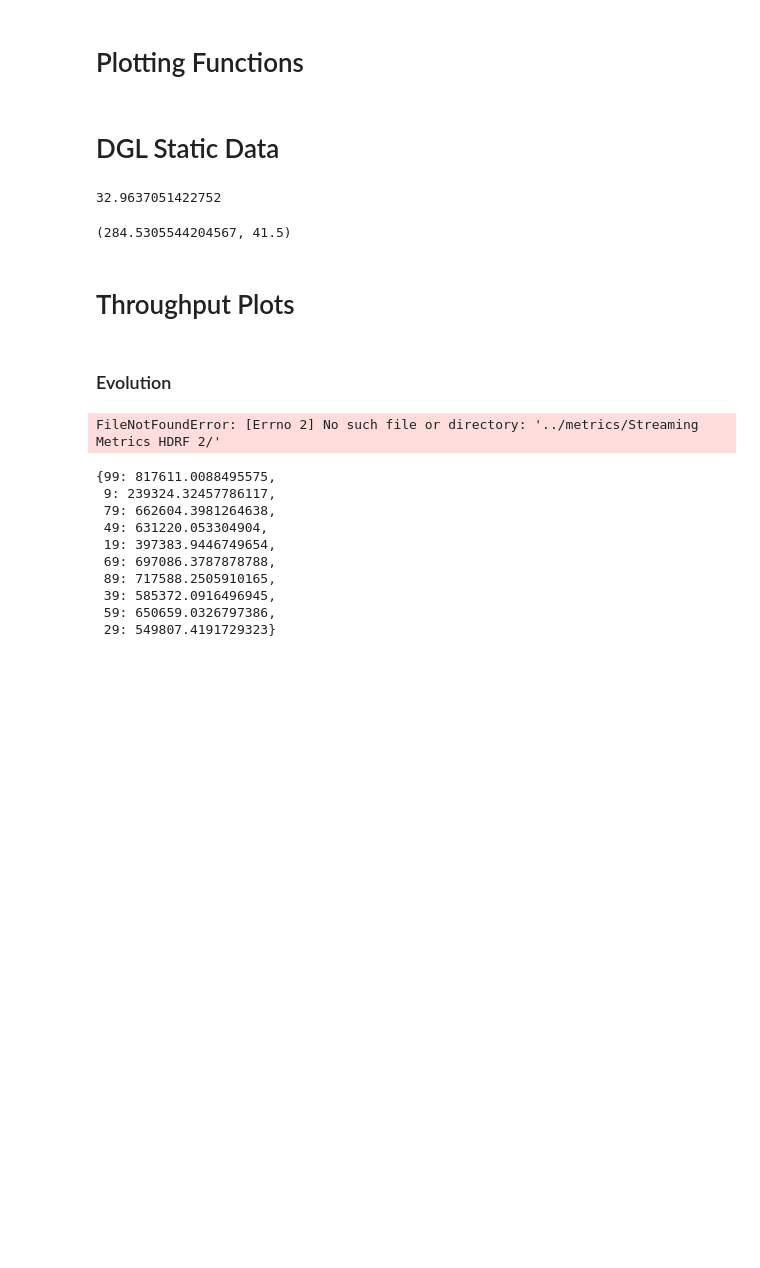
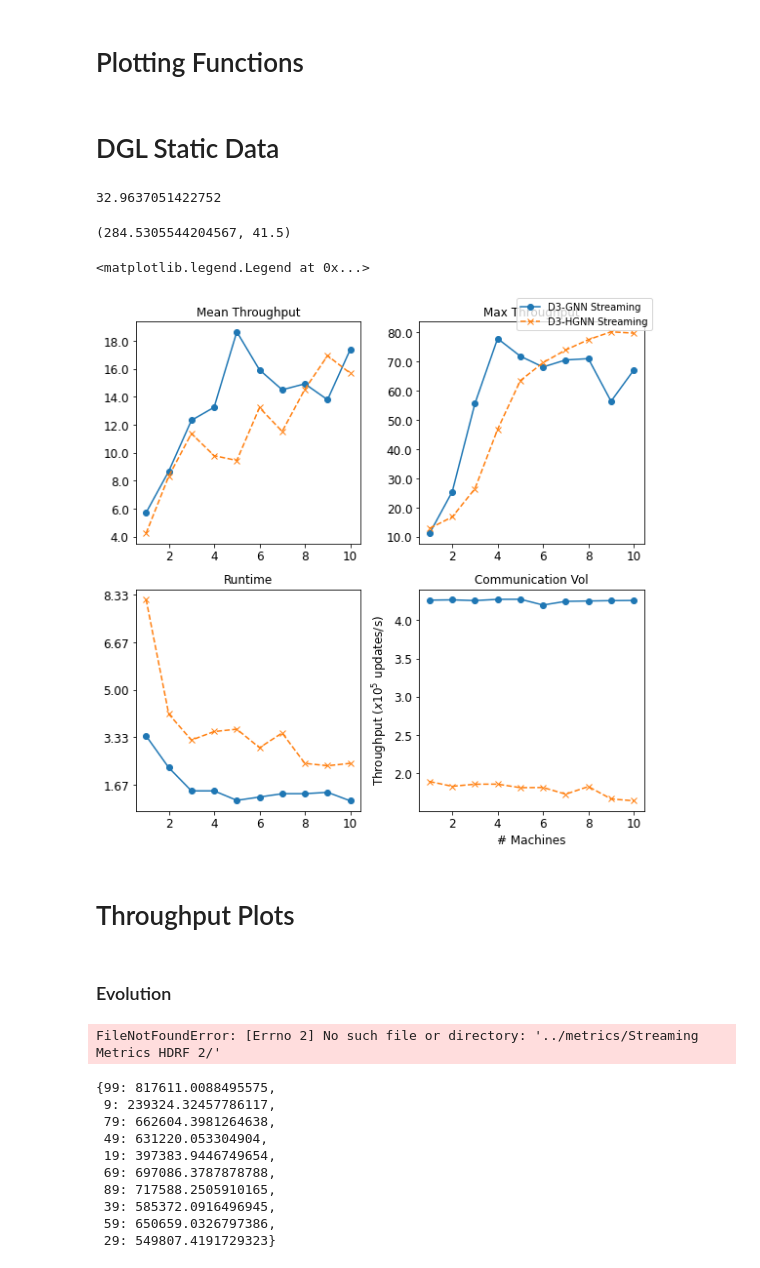
Before and after one commit to Rustam-Warwick/d3-gnn, a Jupyter notebook: helper-scripts/jupyter/Process Flink Metrics.ipynb, the cells around one changed output. Saved outputs shown, nothing was run; the diff lists cells and outputs as text; code cells hidden in the pictures; blank space fills up the shorter version.

```diff
--- a/helper-scripts/jupyter/Process Flink Metrics.ipynb
+++ b/helper-scripts/jupyter/Process Flink Metrics.ipynb
@@ -69,10 +69,12 @@ def transform_dict(throughput_dict, key_fn=lambda x: round(x / 10), value_fn = l
 def get_aggregated_throughput(entry_folder_name="metrics", operator_name="GNN Operator - 2", metric_name="numRecordsInPerSecond", agg="concat", is_lambda=False):
     throughput_dict = {}
     for i in os.listdir(entry_folder_name):
+        # Experiments
         if not os.path.isdir(os.path.join(entry_folder_name, i)):
             continue
         agg_value = list() if agg == "concat" else 0
         for j in os.listdir(os.path.join(entry_folder_name, i, operator_name, metric_name)):
+            # Parallel operators
             if not j.isdigit():
                 continue
             f = pd.read_csv(os.path.join(entry_folder_name, i, operator_name, metric_name,j), header=None, names=["value"])
@@ -116,7 +118,7 @@ def plot_aggregated_dict(title, inputs, labels, markers, linestyles, colors, fit
             lines.append(ax.plot(x, yi, label=labels[i], marker=markers[i], color=colors[i], linestyle=linestyles[i])[0])
     if formatter is not None:
         ax.yaxis.set_major_formatter(formatter)
-    plt.title(title)
+    ax.set_title(title)
     plt.xlabel(xlabel)
     plt.ylabel(ylabel)
     return (fig, ax, lines)
@@ -305,6 +307,40 @@ np.mean(improvements)
 np.mean([394.16859407829554, 174.8925147626179]), np.mean([32,51])
 # %% [output]
 (284.5305544204567, 41.5)
+# %%
+fig, ax = plt.subplots(2,2, figsize=(8,8))
+
+gnn_throughput=transform_dict(agg_concat_list(get_aggregated_throughput(entry_folder_name="../../jupyter/metrics/streaming_dblp/", metric_name="throughput"),agg="mean"))
+hgnn_throughput=transform_dict(agg_concat_list(get_aggregated_throughput(entry_folder_name="../../jupyter/metrics/streaming_hdblp/", metric_name="throughput"),agg="mean"))
+_, _, _ = plot_aggregated_dict("Mean Throughput", [gnn_throughput, hgnn_throughput],["D3-GNN Streaming", "D3-HGNN Streaming"], ["o", "x"], ["-","--"], [None, None], pre_fig=(fig,ax[0][0]), xlabel="# Machines")
+
+
+gnn_throughput=transform_dict(agg_concat_list(get_aggregated_throughput(entry_folder_name="../../jupyter/metrics/streaming_dblp/", metric_name="throughput"),agg="max"))
+hgnn_throughput=transform_dict(agg_concat_list(get_aggregated_throughput(entry_folder_name="../../jupyter/metrics/streaming_hdblp/", metric_name="throughput"),agg="max"))
+_, _, _ = plot_aggregated_dict("Max Throughput", [gnn_throughput, hgnn_throughput],["D3-GNN Streaming", "D3-HGNN Streaming"], ["o", "x"], ["-","--"], [None, None], pre_fig=(fig,ax[0][1]), xlabel="# Machines")
+
+gnn_throughput=transform_dict(agg_concat_list(get_aggregated_throughput(entry_folder_name="../../jupyter/metrics/streaming_dblp/", metric_name="numRecordsOut"),agg="len_nonzero"))
+hgnn_throughput=transform_dict(agg_concat_list(get_aggregated_throughput(entry_folder_name="../../jupyter/metrics/streaming_hdblp/", metric_name="numRecordsOut"),agg="len_nonzero"))
+_, _, _ = plot_aggregated_dict("Runtime", [gnn_throughput, hgnn_throughput],["D3-GNN Streaming", "D3-HGNN Streaming"], ["o", "x"], ["-","--"], [None, None], pre_fig=(fig,ax[1][0]), formatter=sec_to_min, xlabel="# Machines")
+
+gnn_throughput=transform_dict(agg_concat_list(get_aggregated_throughput(entry_folder_name="../../jupyter/metrics/streaming_dblp/", metric_name="numRecordsIn"),agg="max"))
+hgnn_throughput=transform_dict(agg_concat_list(get_aggregated_throughput(entry_folder_name="../../jupyter/metrics/streaming_hdblp/", metric_name="numRecordsIn"),agg="max"))
+_, _, _ = plot_aggregated_dict("Communication Vol", [gnn_throughput, hgnn_throughput],["D3-GNN Streaming", "D3-HGNN Streaming"], ["o", "x"], ["-","--"], [None, None], pre_fig=(fig,ax[1][1]),  xlabel="# Machines")
+
+fig.legend(ax[0][0].get_legend_handles_labels()[1])
+
+
+# # for legend separately
+# figsize = (5, 0.3)
+# fig_leg = plt.figure(figsize=figsize)
+# ax_leg = fig_leg.add_subplot(111)
+# # add the legend from the previous axes
+# ax_leg.legend(*ax.get_legend_handles_labels(), loc='center', ncol=5)
+# # hide the axes frame and the x/y labels
+# ax_leg.axis('off')
+# %% [output]
+<matplotlib.legend.Legend at 0x...>
+[figure, added]
 # %% [markdown]
 # Throughput Plots
 # %% [markdown]
```
Also changed, not shown: 13 other files.
